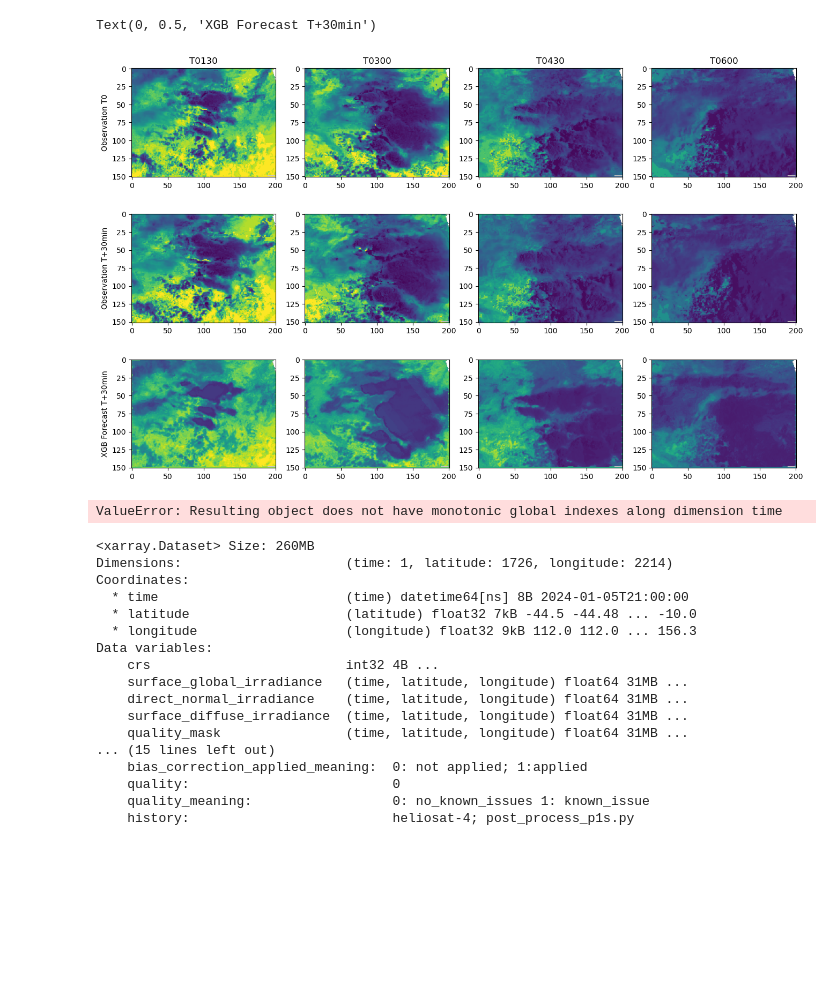
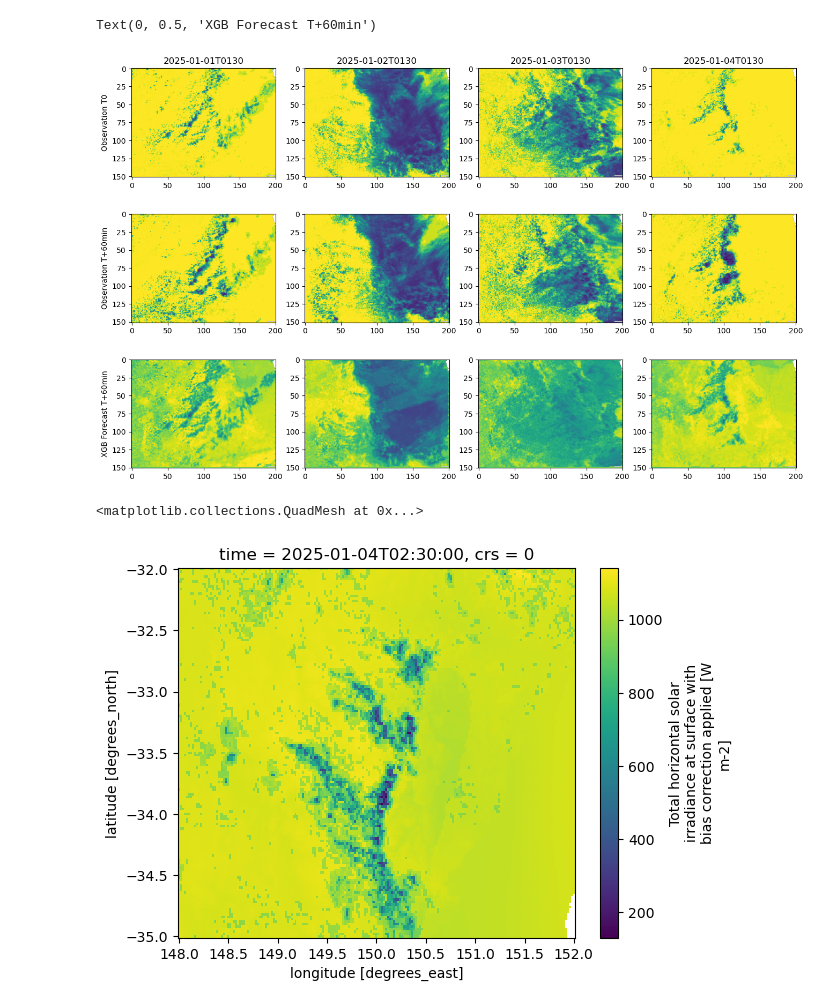
Before and after one commit to cdoedens/solar-nowcast, a Jupyter notebook: mouse/spatial_analysis.ipynb, the cells around one changed output. Cells and saved outputs as stored; diff of their text form; code cells hidden in the pictures; blank space fills up the shorter version.

```diff
--- a/mouse/spatial_analysis.ipynb
+++ b/mouse/spatial_analysis.ipynb
@@ -19,9 +19,9 @@ model = xgb.XGBRegressor()
 # model.load_model("/scratch/er8/cd3022/xgb_models/test_model.json")
 model.load_model("/scratch/er8/cd3022/xgb_models/radiance_model.json")
 # %%
-data = pd.read_parquet('/scratch/er8/cd3022/xgb_datasets/syd_radiances_2024-01-01.parquet')
+data = pd.read_parquet('/scratch/er8/cd3022/xgb_datasets/syd_radiances_2025-01-01+5.parquet')
 # %%
 X = data.drop(columns=['surface_global_irradiance'])
 for n in range(1, 11):
     X = X.drop(columns=[f'surface_global_irradiance_t{n}'])
-y = data['surface_global_irradiance_t3']
+y = data['surface_global_irradiance_t6']
@@ -41,45 +28,45 @@ X_test_scaled = scaler.transform(X_test)
 # %%
-df = data[['surface_global_irradiance', 'surface_global_irradiance_t3']].iloc[split_index:]
-df['forecast'] = model.predict(X_test_scaled)
+df = X.join(y)
+df['surface_global_irradiance'] = data['surface_global_irradiance']
+df['forecast_t6'] = model.predict(X)
 # %%
 ds = df.to_xarray()
 # %%
 fig, ax = plt.subplots(nrows=3, ncols=4, figsize=(16,10))
 
 times = [
-    'T0130',
-    'T0300',
-    'T0430',
-    'T0600'
+    '01T0130',
+    '02T0130',
+    '03T0130',
+    '04T0130'
 ]
 
 for i, t in enumerate(times):
-    ds_t = ds.sel(time=f'2024-01-04{t}')
+    time= f'2025-01-{t}'
+    ds_t = ds.sel(time=time)
     ax[0,i].imshow(
         ds_t.surface_global_irradiance,
         vmin=0, vmax=1000
     )
     ax[1,i].imshow(
-        ds_t.surface_global_irradiance_t3,
+        ds_t.surface_global_irradiance_t6,
         vmin=0, vmax=1000
     )
     ax[2,i].imshow(
-        ds_t.forecast,
+        ds_t.forecast_t6,
         vmin=0, vmax=1000
     )
 
-    ax[0,i].set_title(t)
+    ax[0,i].set_title(time)
 ax[0,0].set_ylabel('Observation T0')
-ax[1,0].set_ylabel('Observation T+30min')
-ax[2,0].set_ylabel('XGB Forecast T+30min')
+ax[1,0].set_ylabel('Observation T+60min')
+ax[2,0].set_ylabel('XGB Forecast T+60min')
 # %% [output]
-Text(0, 0.5, 'XGB Forecast T+30min')
+Text(0, 0.5, 'XGB Forecast T+60min')
-[figure, old version]
+[figure, new version]
 # %%
 gso_path = Path('/scratch/er8/mm4602/gso/output/nwc_20240701_20251231/2025/01/01')
 gso_files = [f for f in gso_path.glob('*.nc')]
 
-gso = xr.open_mfdataset(gso_files)
+# gso = xr.open_mfdataset(gso_files)
-# %% [output]
-ValueError: Resulting object does not have monotonic global indexes along dimension time
 # %%
@@ -87,20 +79,5 @@ gso = xr.open_dataset(files[0])
 # %%
-gso
+gso.surface_global_irradiance.sel(time='2025-01-04T02:30').plot()
 # %% [output]
-<xarray.Dataset> Size: 260MB
-Dimensions:                     (time: 1, latitude: 1726, longitude: 2214)
-Coordinates:
-  * time                        (time) datetime64[ns] 8B 2024-01-05T21:00:00
-  * latitude                    (latitude) float32 7kB -44.5 -44.48 ... -10.0
-  * longitude                   (longitude) float32 9kB 112.0 112.0 ... 156.3
-Data variables:
-    crs                         int32 4B ...
-    surface_global_irradiance   (time, latitude, longitude) float64 31MB ...
-    direct_normal_irradiance    (time, latitude, longitude) float64 31MB ...
-    surface_diffuse_irradiance  (time, latitude, longitude) float64 31MB ...
-    quality_mask                (time, latitude, longitude) float64 31MB ...
-... (15 lines left out)
-    bias_correction_applied_meaning:  0: not applied; 1:applied
-    quality:                          0
-    quality_meaning:                  0: no_known_issues 1: known_issue
-    history:                          heliosat-4; post_process_p1s.py
+<matplotlib.collections.QuadMesh at 0x...>
+[figure, added]
```
Also changed, not shown: parts of 4 cells of this notebook, 2 other files.
